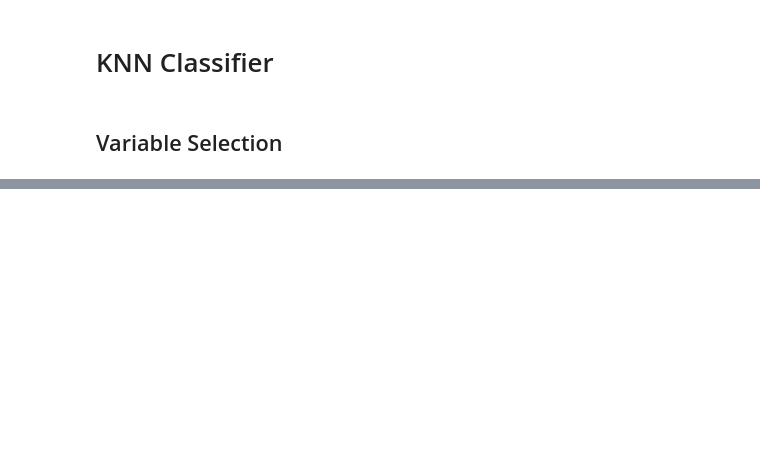
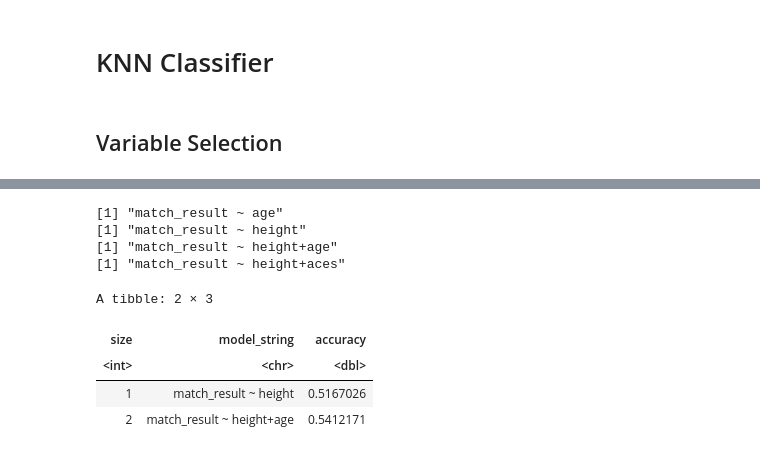
Before and after one commit to sleung124/DSCI100_group_proj, a Jupyter notebook: tennis_analysis.ipynb, the cells around one changed output, grey strips where cells are left out. Cells and saved outputs as stored; diff of their text form; code cells hidden in the pictures; blank space fills up the shorter version.

```diff
--- a/tennis_analysis.ipynb
+++ b/tennis_analysis.ipynb
@@ -296,7 +292,7 @@ for (i in 1:n_total) {
     # for every predictor still not added yet
     accs <- list()
     models <- list()
-    for (j in 1:length(names)) {
+    for (j in 1:2) {
         # create a model string for this combination of predictors
         preds_new <- c(selected, names[[j]])
         model_string <- paste("match_result", "~", paste(preds_new, collapse="+"))
@@ -305,30 +301,40 @@ for (i in 1:n_total) {
         # create a recipe from the model string
         tennis_recipe <- recipe(as.formula(model_string), data = tennis_train[,2:12]) %>%
                           step_scale(all_predictors()) %>%
                           step_center(all_predictors())
 
         # tune the KNN classifier with these predictors,
         # and collect the accuracy for the best K
         acc <- workflow() %>%
           add_recipe(tennis_recipe) %>%
           add_model(knn_spec) %>%
           tune_grid(resamples = tennis_vfold, grid = 10) %>%
           collect_metrics() %>%
           filter(.metric == "accuracy") %>%
           summarize(mx = max(mean))
         acc <- acc$mx %>% unlist()
 
         # add this result to the dataframe
         accs[[j]] <- acc
         models[[j]] <- model_string
     }
     jstar <- which.max(unlist(accs))
     accuracies <- accuracies %>%
       add_row(size = i,
               model_string = models[[jstar]],
               accuracy = accs[[jstar]])
     selected <- c(selected, names[[jstar]])
     names <- names[-jstar]
 }
 
 accuracies
+# %% [output]
+[1] "match_result ~ age"
+[1] "match_result ~ height"
+[1] "match_result ~ height+age"
+[1] "match_result ~ height+aces"
+A tibble: 2 × 3
+| size | model_string | accuracy |
+| <int> | <chr> | <dbl> |
+| 1 | match_result ~ height | 0.5167026 |
+| 2 | match_result ~ height+age | 0.5412171 |
```
Also changed, not shown: parts of 2 cells of this notebook.
